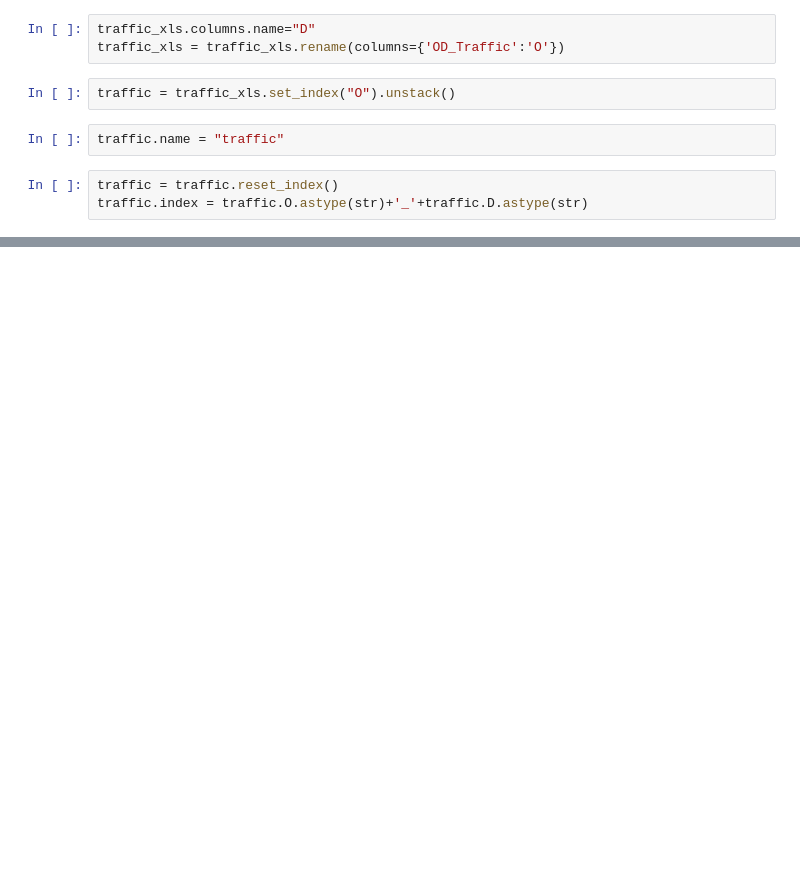
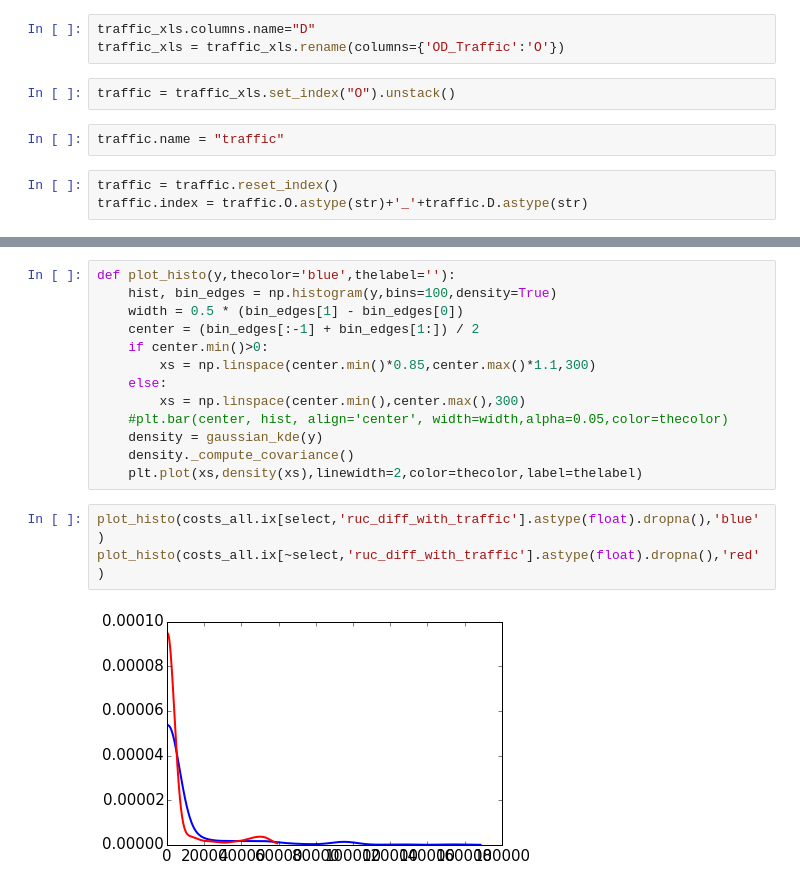
Before and after one commit to julierozz/mozambique, a Jupyter notebook: initial_analysis.ipynb, the cells around one changed output, grey strips where cells are left out. Saved outputs shown, nothing was run; the diff lists cells and outputs as text; blank space fills up the shorter version.

```diff
--- a/initial_analysis.ipynb
+++ b/initial_analysis.ipynb
@@ -122,0 +160,18 @@ len(baseline)
+# %%
+def plot_histo(y,thecolor='blue',thelabel=''):
+    hist, bin_edges = np.histogram(y,bins=100,density=True)
+    width = 0.5 * (bin_edges[1] - bin_edges[0])
+    center = (bin_edges[:-1] + bin_edges[1:]) / 2
+    if center.min()>0:
+        xs = np.linspace(center.min()*0.85,center.max()*1.1,300)
+    else:
+        xs = np.linspace(center.min(),center.max(),300)
+    #plt.bar(center, hist, align='center', width=width,alpha=0.05,color=thecolor)
+    density = gaussian_kde(y)
+    density._compute_covariance()
+    plt.plot(xs,density(xs),linewidth=2,color=thecolor,label=thelabel)
+# %%
+plot_histo(costs_all.ix[select,'ruc_diff_with_traffic'].astype(float).dropna(),'blue')
+plot_histo(costs_all.ix[~select,'ruc_diff_with_traffic'].astype(float).dropna(),'red')
+# %% [output]
+[figure, added]
```
Also changed, not shown: parts of 33 cells of this notebook.
